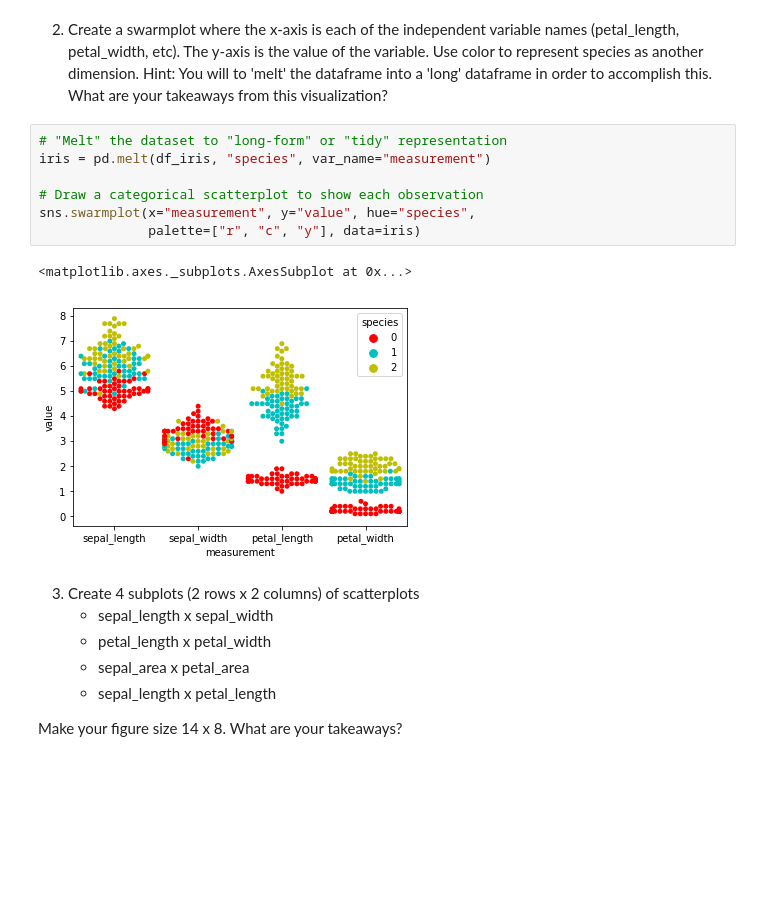
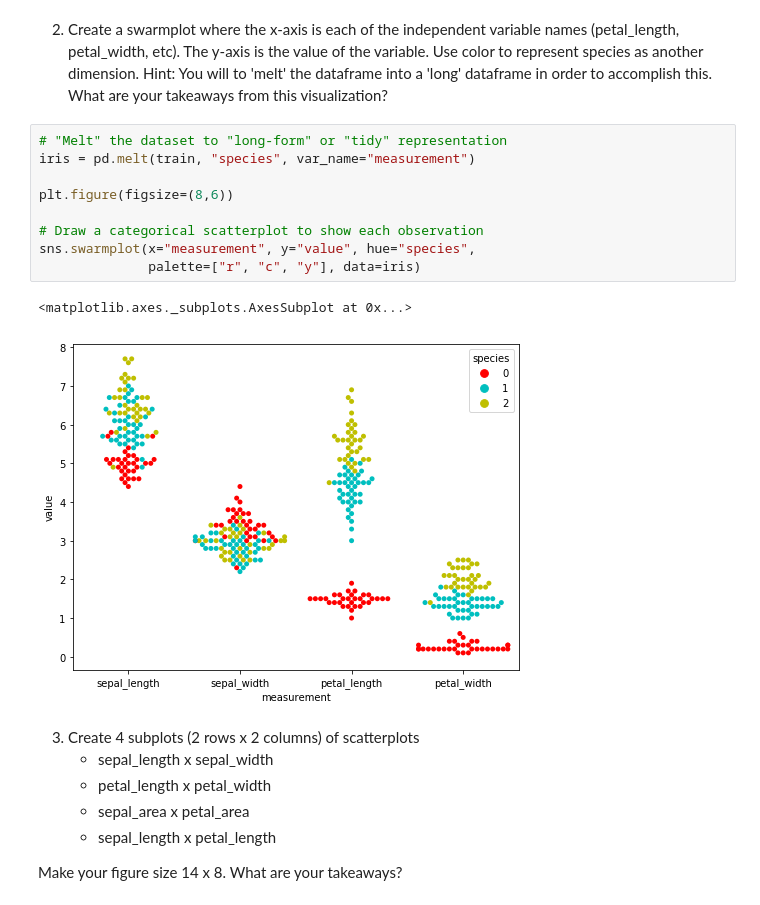
Before and after one commit to escalante-eric/ds-methodologies-exercises, a Jupyter notebook: Classification/explore.ipynb, the cells around one changed output. Saved outputs shown, nothing was run; the diff lists cells and outputs as text; blank space fills up the shorter version.

```diff
--- a/Classification/explore.ipynb
+++ b/Classification/explore.ipynb
@@ -144,14 +144,16 @@ Index(['species', 'sepal_length', 'sepal_width', 'petal_length',
 2. Create a swarmplot where the x-axis is each of the independent variable names (petal_length, petal_width, etc). The y-axis is the value of the variable. Use color to represent species as another dimension. Hint: You will to 'melt' the dataframe into a 'long' dataframe in order to accomplish this. What are your takeaways from this visualization?
 # %%
 # "Melt" the dataset to "long-form" or "tidy" representation
-iris = pd.melt(df_iris, "species", var_name="measurement")
+iris = pd.melt(train, "species", var_name="measurement")
+
+plt.figure(figsize=(8,6))
 
 # Draw a categorical scatterplot to show each observation
 sns.swarmplot(x="measurement", y="value", hue="species",
               palette=["r", "c", "y"], data=iris)
 # %% [output]
 <matplotlib.axes._subplots.AxesSubplot at 0x...>
-[figure, old version]
+[figure, new version]
 # %% [markdown]
 3. Create 4 subplots (2 rows x 2 columns) of scatterplots
     - sepal_length x sepal_width
```
Also changed, not shown: parts of 5 cells of this notebook.
